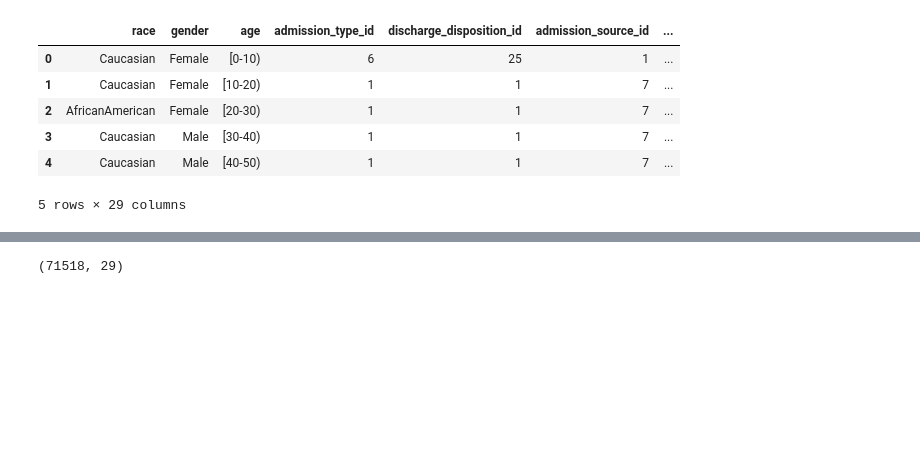
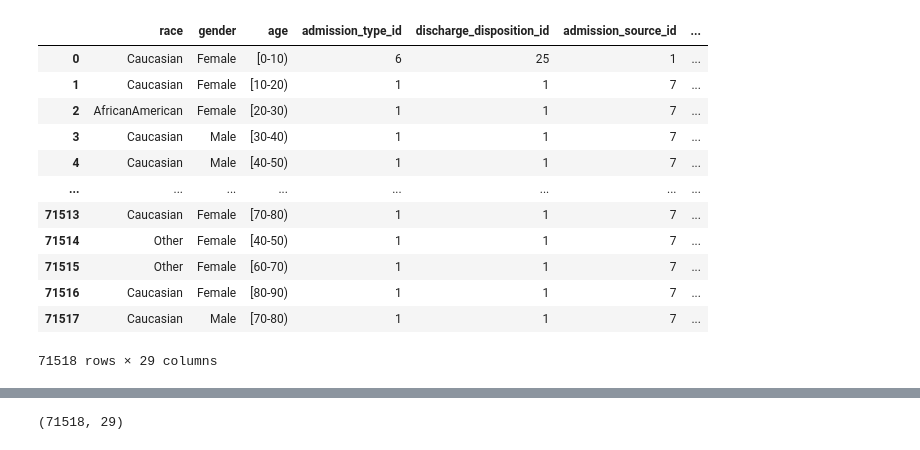
Before and after one commit to Galo0000/Nocountry_proyect_01, a Jupyter notebook: ML_test.ipynb, the cells around one changed output, grey strips where cells are left out. Saved outputs shown, nothing was run; the diff lists cells and outputs as text; code cells hidden in the pictures; blank space fills up the shorter version.

```diff
--- a/ML_test.ipynb
+++ b/ML_test.ipynb
@@ -31,11 +30,17 @@ df.head()
 # %%
-df = df.drop(columns=["Unnamed: 0","patient_nbr",], axis=1)
-df.head()
+df = df.drop(columns=['Unnamed: 0','patient_nbr'])
+df
 # %% [output]
 |  | race | gender | age | admission_type_id | discharge_disposition_id | admission_source_id | ... |
 | 0 | Caucasian | Female | [0-10) | 6 | 25 | 1 | ... |
 | 1 | Caucasian | Female | [10-20) | 1 | 1 | 7 | ... |
 | 2 | AfricanAmerican | Female | [20-30) | 1 | 1 | 7 | ... |
 | 3 | Caucasian | Male | [30-40) | 1 | 1 | 7 | ... |
 | 4 | Caucasian | Male | [40-50) | 1 | 1 | 7 | ... |
+| ... | ... | ... | ... | ... | ... | ... | ... |
+| 71513 | Caucasian | Female | [70-80) | 1 | 1 | 7 | ... |
+| 71514 | Other | Female | [40-50) | 1 | 1 | 7 | ... |
+| 71515 | Other | Female | [60-70) | 1 | 1 | 7 | ... |
+| 71516 | Caucasian | Female | [80-90) | 1 | 1 | 7 | ... |
+| 71517 | Caucasian | Male | [70-80) | 1 | 1 | 7 | ... |
-5 rows × 29 columns
+71518 rows × 29 columns
```
Also changed, not shown: parts of 76 cells of this notebook.
